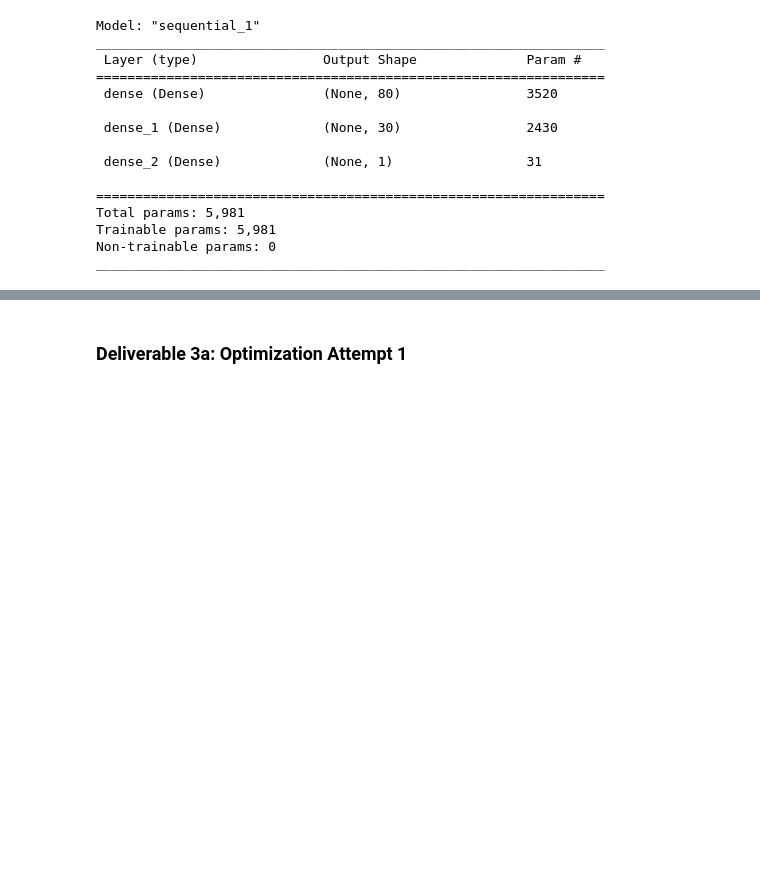
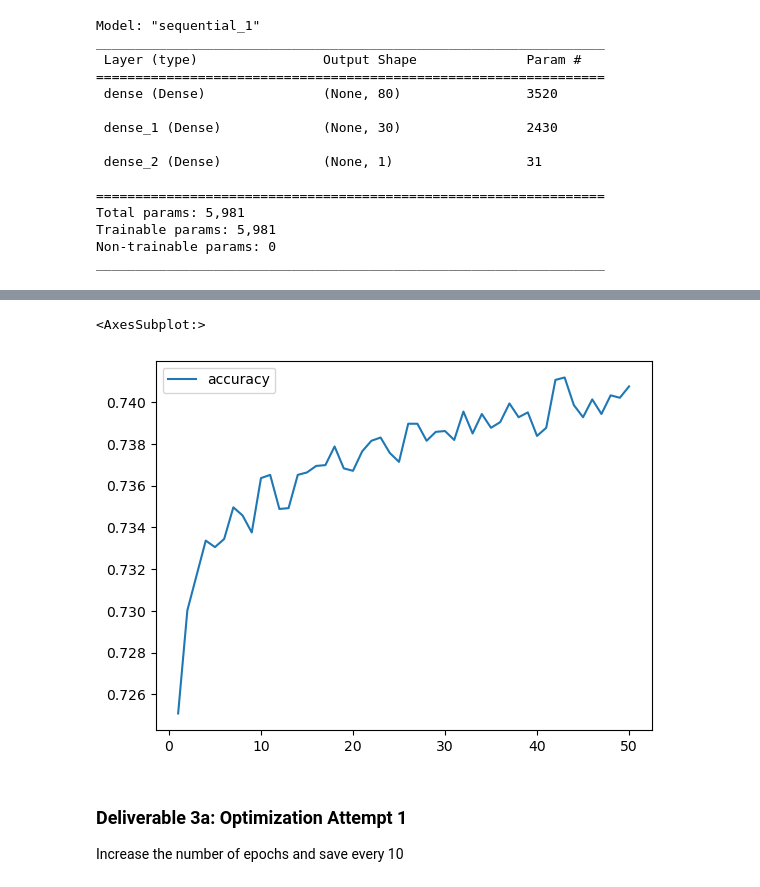
Before and after one commit to RexBas90/Neural_Network_Charity_Analysis, a Jupyter notebook: AlphabetSoupCharity.ipynb, the cells around one changed output, grey strips where cells are left out. Cells and saved outputs as stored; diff of their text form; code cells hidden in the pictures; blank space fills up the shorter version.

```diff
--- a/AlphabetSoupCharity.ipynb
+++ b/AlphabetSoupCharity.ipynb
@@ -289,0 +297,6 @@ Loss: 0.5879523158073425, Accuracy: 0.7238484025001526
+# %%
+# Plot the accuracy
+history_df.plot(y="accuracy")
+# %% [output]
+<AxesSubplot:>
+[figure, added]
@@ -290,2 +306,4 @@ Loss: 0.5879523158073425, Accuracy: 0.7238484025001526
 # %% [markdown]
 ### Deliverable 3a: Optimization Attempt 1
+
+Increase the number of epochs and save every 10
```
Also changed, not shown: parts of 11 cells of this notebook, 59 other files.
